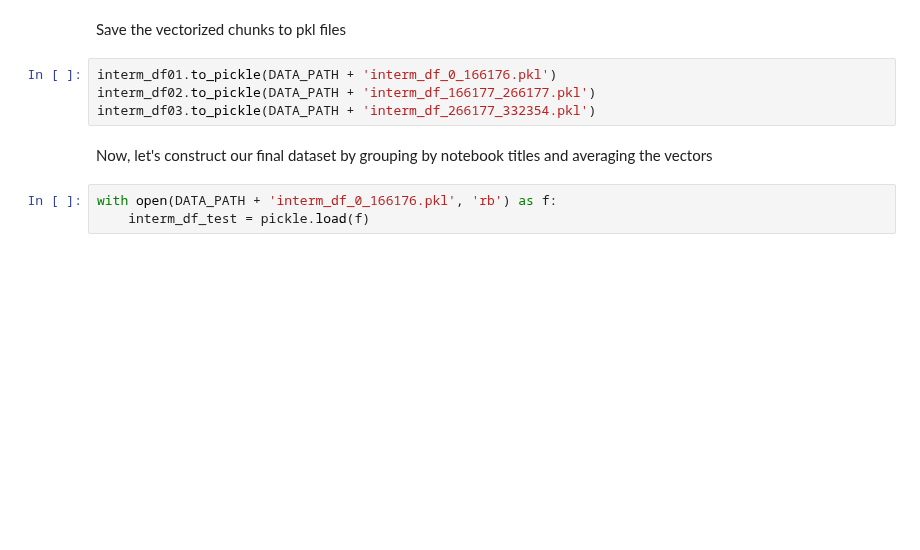
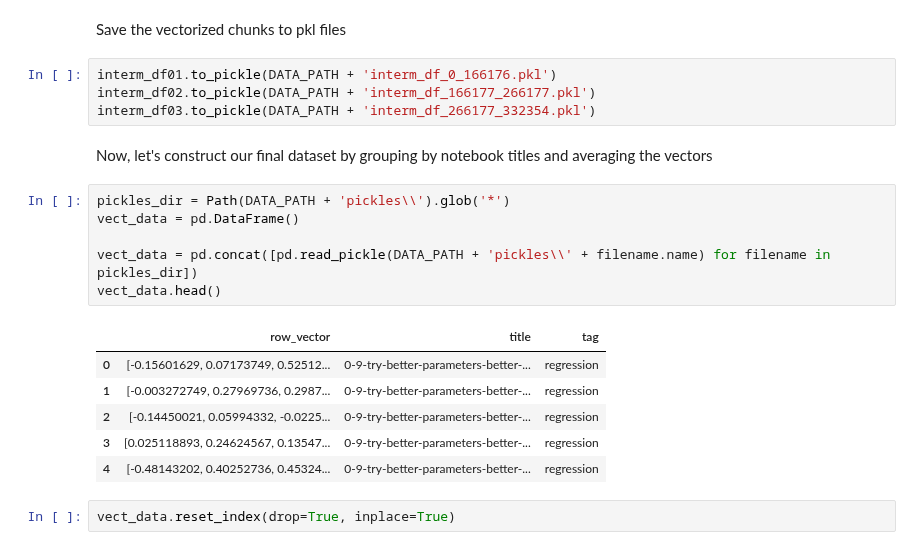
Before and after one commit to dikraMasrour/NotebookDocGen, a Jupyter notebook: Scripts/Classification_Task/notebooks/04-01-embed_data_no_chunking.ipynb, the cells around one changed output. Cells and saved outputs as stored; diff of their text form; blank space fills up the shorter version.

```diff
--- a/Scripts/Classification_Task/notebooks/04-01-embed_data_no_chunking.ipynb
+++ b/Scripts/Classification_Task/notebooks/04-01-embed_data_no_chunking.ipynb
@@ -279,6 +281,18 @@ interm_df02.to_pickle(DATA_PATH + 'interm_df_166177_266177.pkl')
 interm_df03.to_pickle(DATA_PATH + 'interm_df_266177_332354.pkl')
 # %% [markdown]
 Now, let's construct our final dataset by grouping by notebook titles and averaging the vectors
-# %%
-with open(DATA_PATH + 'interm_df_0_166176.pkl', 'rb') as f:
-    interm_df_test = pickle.load(f)
+# %%
+pickles_dir = Path(DATA_PATH + 'pickles\\').glob('*')
+vect_data = pd.DataFrame()
+
+vect_data = pd.concat([pd.read_pickle(DATA_PATH + 'pickles\\' + filename.name) for filename in pickles_dir])
+vect_data.head()
+# %% [output]
+|  | row_vector | title | tag |
+| 0 | [-0.15601629, 0.07173749, 0.52512... | 0-9-try-better-parameters-better-... | regression |
+| 1 | [-0.003272749, 0.27969736, 0.2987... | 0-9-try-better-parameters-better-... | regression |
+| 2 | [-0.14450021, 0.05994332, -0.0225... | 0-9-try-better-parameters-better-... | regression |
+| 3 | [0.025118893, 0.24624567, 0.13547... | 0-9-try-better-parameters-better-... | regression |
+| 4 | [-0.48143202, 0.40252736, 0.45324... | 0-9-try-better-parameters-better-... | regression |
+# %%
+vect_data.reset_index(drop=True, inplace=True)
```
Also changed, not shown: parts of 9 cells of this notebook, 1 other file.
